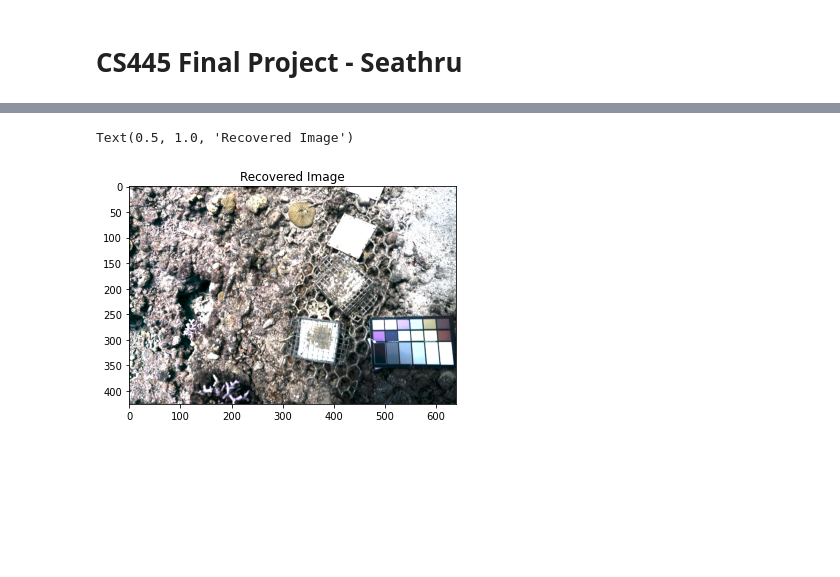
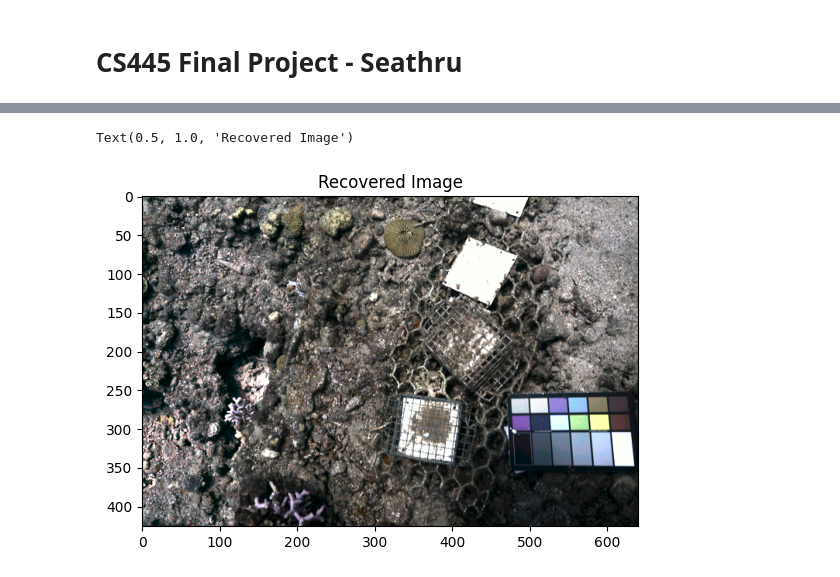
Before and after one commit to Spoon7227/CS445-Project, a Jupyter notebook: seathru.ipynb, the cells around one changed output, grey strips where cells are left out. Saved outputs shown, nothing was run; the diff lists cells and outputs as text; code cells hidden in the pictures; blank space fills up the shorter version.

```diff
--- a/seathru.ipynb
+++ b/seathru.ipynb
@@ -119,7 +131,7 @@ Br, Bg, Bb, coefsR, coefsG, coefsB = estimated_values[0], estimated_values[1], e
 # %%
 # Estimated Backscatter vs depth for each channel
 for idx, color in enumerate(['r', 'g', 'b']):
-    x = np.linspace(np.min(estimation_points[:, 0]), np.max(estimation_points[:, 0]), 1000)
+    x = np.linspace(np.min(estimation_points[:, 0]), np.max(estimation_points[:, 0]), 100)
     y = backscatter_model(x, *parameters[idx])
     plt.plot(x.ravel(), y.ravel(), c=color)
 
@@ -231,7 +241,7 @@ illB = estimate_illumination(img[:,:,2], Bb, depth_groups, num_groups)
+# %%
+ill_map = illumination_map(img, backscatter, depth_groups, num_groups)
 # %%
-illumination = np.stack([illR, illG, illB], axis=2)
-
-plt.imshow(illumination)
+plt.imshow(ill_map)
 plt.title('Illumination Map')
 plt.show()
 # %% [output]
@@ -315,5 +290,5 @@ def calculate_beta_D(depths, a, b, c, d):
 # %%
-attentuations, ref_attentuations, coefs = estimate_attentuation(depths, illumination)
+estimated_attuenation, refined_attentuation, coefs = estimate_attentuation(depths, ill_map)
 
-betaR, betaG, betaB = attentuations[0], attentuations[1], attentuations[2]
-ref_betaR, ref_betaG, ref_betaB, coefsR, coefsG, coefsB = ref_attentuations[0], ref_attentuations[1], ref_attentuations[2], coefs[0], coefs[1], coefs[2]
+betaR, betaG, betaB = estimated_attuenation[:,:,0], estimated_attuenation[:,:,1], estimated_attuenation[:,:,2]
+coefsR, coefsG, coefsB = coefs[0], coefs[1], coefs[2]
@@ -393,12 +364,10 @@ def reconstruct_image(img, depths, backscatter, beta, neighborhood_map):
     scaled_res[neighborhood_map == 0] = img[neighborhood_map == 0]
     return scaled_res
 # %%
-backscatter = np.stack([Br, Bg, Bb], axis=2)
-beta = np.stack([ref_betaR, ref_betaG, ref_betaB], axis=2)
-reconstructed_image = reconstruct_image(img, depths, backscatter, beta, depth_groups)
+reconstructed_image = reconstruct_image(img, depths, backscatter, refined_attentuation, depth_groups)
 
 plt.imshow(reconstructed_image)
 plt.title('Recovered Image')
 # %% [output]
 Text(0.5, 1.0, 'Recovered Image')
-[figure, old version]
+[figure, new version]
```
Also changed, not shown: parts of 23 cells of this notebook, 2 other files.
